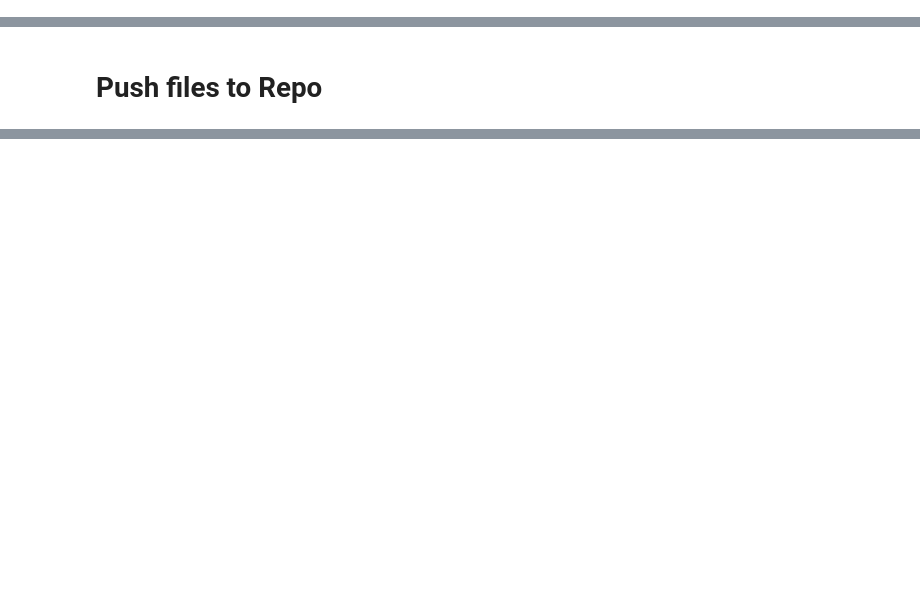
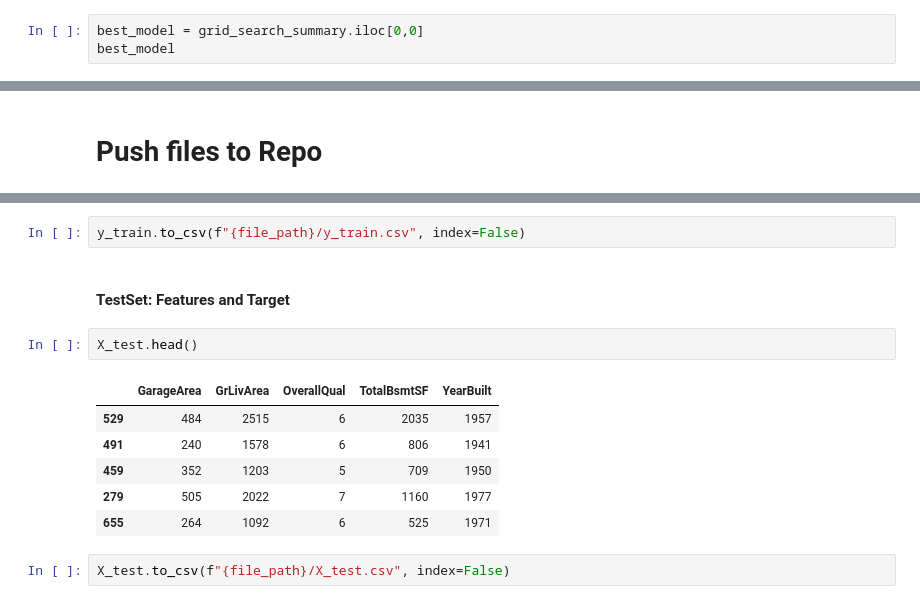
Before and after one commit to aksurcos/P5-Heritage-Housing, a Jupyter notebook: jupyter_notebooks/05_modeling_evaluation_prediction.ipynb, the cells around one changed output, grey strips where cells are left out. Drawn from its saved outputs; the diff is of its cells as text; blank space fills up the shorter version.

```diff
--- a/jupyter_notebooks/05_modeling_evaluation_prediction.ipynb
+++ b/jupyter_notebooks/05_modeling_evaluation_prediction.ipynb
@@ -562,0 +559,3 @@ grid_search_summary
+# %%
+best_model = grid_search_summary.iloc[0,0]
+best_model
@@ -868,0 +1018,15 @@ except Exception as e:
+# %%
+y_train.to_csv(f"{file_path}/y_train.csv", index=False)
+# %% [markdown]
+#### TestSet: Features and Target
+# %%
+X_test.head()
+# %% [output]
+|  | GarageArea | GrLivArea | OverallQual | TotalBsmtSF | YearBuilt |
+| 529 | 484 | 2515 | 6 | 2035 | 1957 |
+| 491 | 240 | 1578 | 6 | 806 | 1941 |
+| 459 | 352 | 1203 | 5 | 709 | 1950 |
+| 279 | 505 | 2022 | 7 | 1160 | 1977 |
+| 655 | 264 | 1092 | 6 | 525 | 1971 |
+# %%
+X_test.to_csv(f"{file_path}/X_test.csv", index=False)
```
Also changed, not shown: parts of 36 cells of this notebook.
